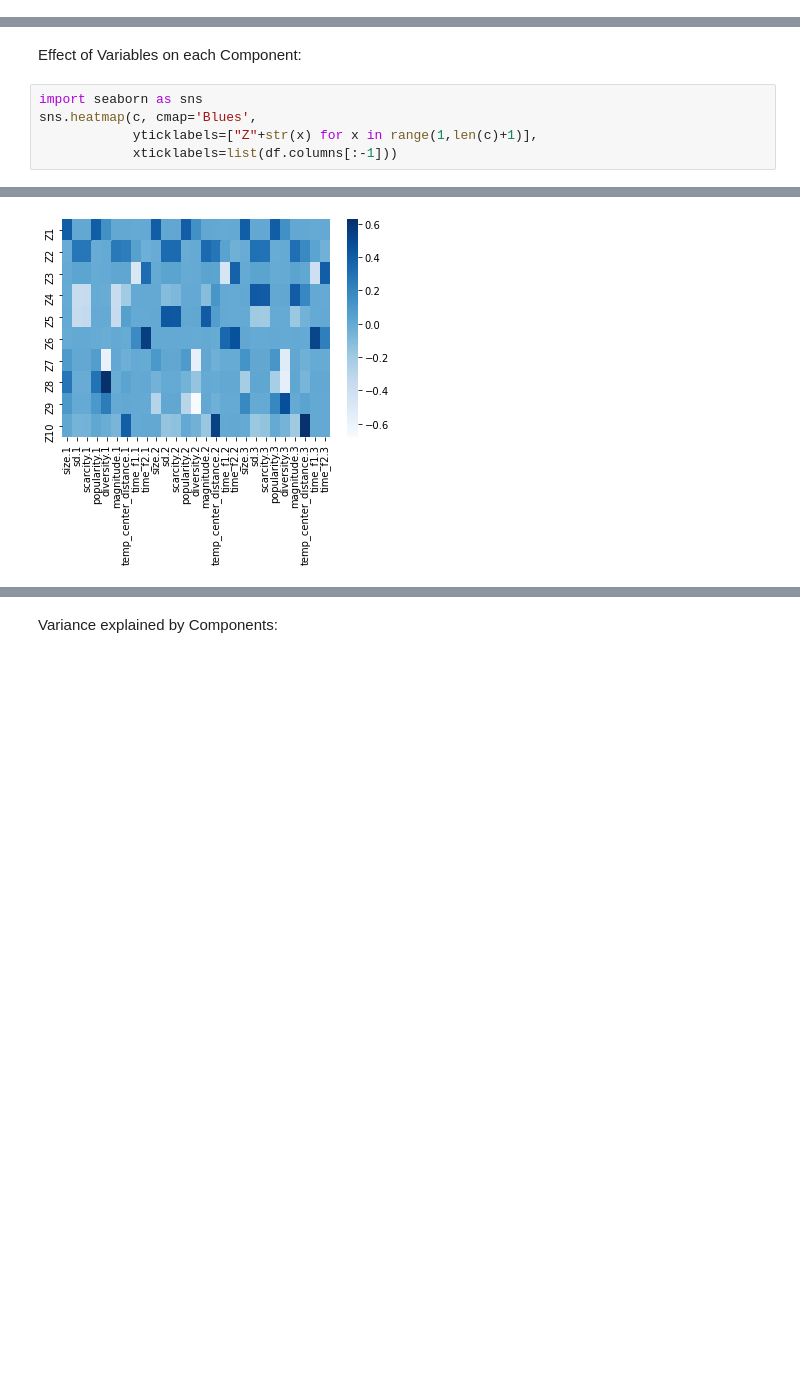
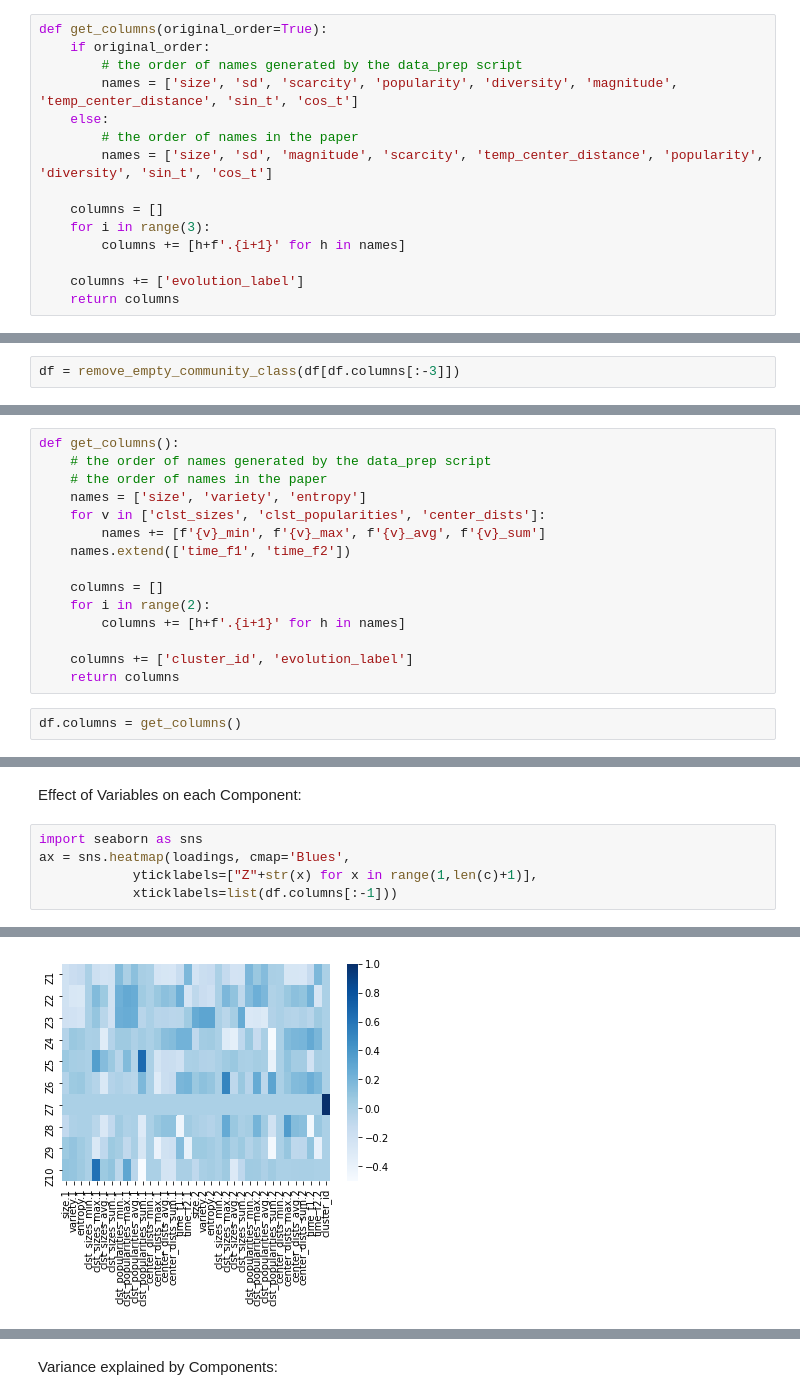
Before and after one commit to Alexx882/CA-CEP-model, a Jupyter notebook: feature_evaluation.ipynb, the cells around one changed output, grey strips where cells are left out. Cells and saved outputs as stored; diff of their text form; blank space fills up the shorter version.

```diff
--- a/feature_evaluation.ipynb
+++ b/feature_evaluation.ipynb
@@ -39 +39,16 @@ COLUMNS
+# %%
+def get_columns(original_order=True):
+    if original_order:
+        # the order of names generated by the data_prep script
+        names = ['size', 'sd', 'scarcity', 'popularity', 'diversity', 'magnitude', 'temp_center_distance', 'sin_t', 'cos_t']
+    else:
+        # the order of names in the paper
+        names = ['size', 'sd', 'magnitude', 'scarcity', 'temp_center_distance', 'popularity', 'diversity', 'sin_t', 'cos_t']
+
+    columns = []
+    for i in range(3):
+        columns += [h+f'.{i+1}' for h in names]
+
+    columns += ['evolution_label']
+    return columns
 # %%
@@ -49,3 +82,5 @@ import pandas as pd
 from pandas import DataFrame
 
 df: DataFrame = pd.read_csv(f'data/{dataset}/ml_input/cross_context/{layer_name}_{reference_layer_name}.csv', index_col=0)
+# %%
+df = remove_empty_community_class(df[df.columns[:-3]])
@@ -51,0 +103,17 @@ df: DataFrame = pd.read_csv(f'data/{dataset}/ml_input/cross_context/{layer_name}
+# %%
+def get_columns():
+    # the order of names generated by the data_prep script
+    # the order of names in the paper
+    names = ['size', 'variety', 'entropy']
+    for v in ['clst_sizes', 'clst_popularities', 'center_dists']:
+        names += [f'{v}_min', f'{v}_max', f'{v}_avg', f'{v}_sum']
+    names.extend(['time_f1', 'time_f2'])
+
+    columns = []
+    for i in range(2):
+        columns += [h+f'.{i+1}' for h in names]
+
+    columns += ['cluster_id', 'evolution_label']
+    return columns
+# %%
+df.columns = get_columns()
@@ -137,7 +214,7 @@ dtype: int64
 Effect of Variables on each Component:
 # %%
 import seaborn as sns
-sns.heatmap(c, cmap='Blues',
+ax = sns.heatmap(loadings, cmap='Blues',
             yticklabels=["Z"+str(x) for x in range(1,len(c)+1)],
             xticklabels=list(df.columns[:-1]))
 # %% [output]
@@ -145 +221 @@ sns.heatmap(c, cmap='Blues',
-[figure, old version]
+[figure, new version]
```
Also changed, not shown: parts of 27 cells of this notebook, 7 other files.
